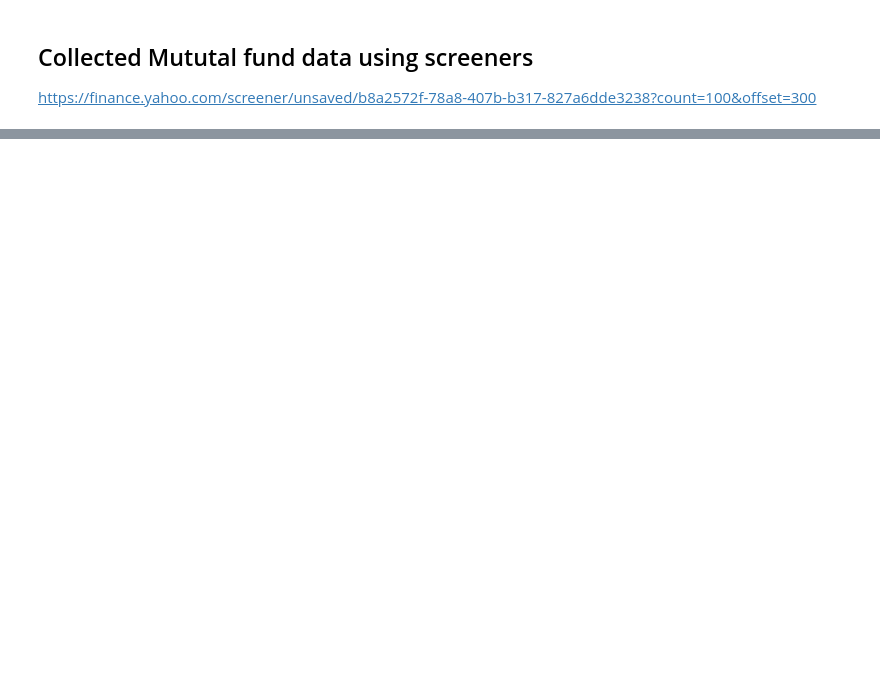
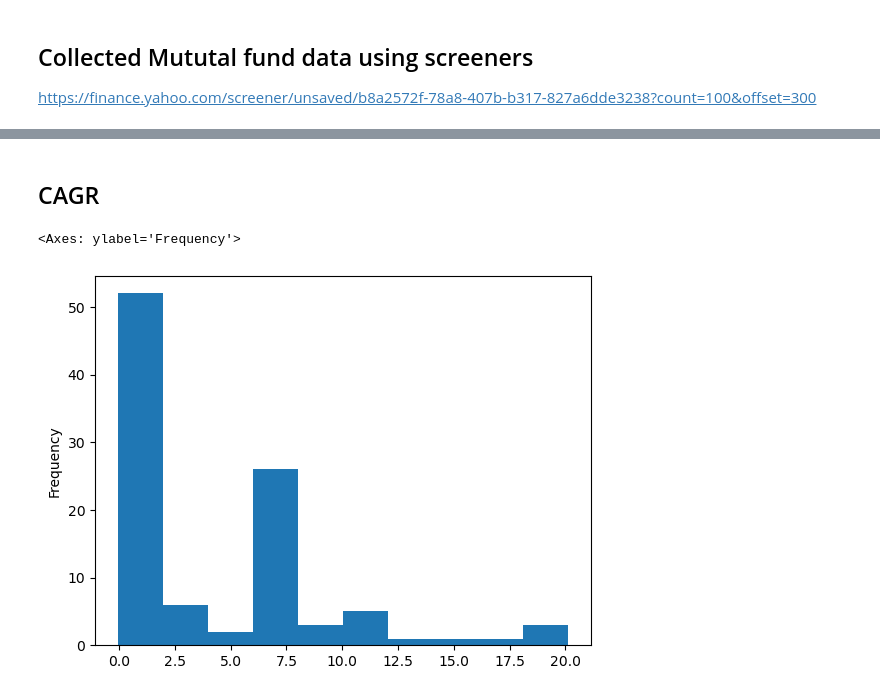
Before and after one commit to ansingh16/Indian_MF_tracking, a Jupyter notebook: Mutual_funds.ipynb, the cells around one changed output, grey strips where cells are left out. Saved outputs shown, nothing was run; the diff lists cells and outputs as text; code cells hidden in the pictures; blank space fills up the shorter version.

```diff
--- a/Mutual_funds.ipynb
+++ b/Mutual_funds.ipynb
@@ -135,0 +70,17 @@ GridspecLayout(children=(Output(layout=Layout(grid_area='widget001')), HTML(valu
+# %%
+import multiprocessing
+
+def three_yr_return(name):
+    ticker = yf.Ticker(MF_data.loc[MF_data['Name'] == name, 'Symbol'].iloc[0])
+    mf_df = ticker.history(period="3y")
+    mf_df["Daily_Return"] = mf_df["Close"].pct_change()
+    # Calculate cumulative return over the 3-year period
+    tyr = np.prod(1 + mf_df["Daily_Return"][-252 * 3:]) - 1
+    return (tyr/3)*100
+
+if __name__=="__main__":
+
+    with multiprocessing.Pool(8) as pool:
+        ret3 = pool.map(three_yr_return, MF_data['Name'].tolist())
+
+        MF_data['3yr'] =  ret3
@@ -135,0 +165,27 @@ GridspecLayout(children=(Output(layout=Layout(grid_area='widget001')), HTML(valu
+# %% [markdown]
+## CAGR
+# %%
+def calculate_cagr(ticker_symbol):
+    ticker = yf.Ticker(ticker_symbol)
+    mf_df = ticker.history(period="1y")
+    initial_value = mf_df["Close"].iloc[0]
+    final_value = mf_df["Close"].iloc[-1]
+    years = len(mf_df) / 252  # Assuming 252 trading days per year
+    cagr = ((final_value / initial_value) ** (1 / years)) - 1
+    return cagr * 100  # Convert to percentage
+
+cagr = []
+for mf_symb in tqdm.tqdm(MF_data['Symbol'].tolist()):
+
+    # Calculate the Sharpe ratio
+    cagr.append(calculate_cagr(mf_symb))
+    # print(f"Sharpe Ratio: {sharpe_ratio:.2f}")
+
+MF_data['CAGR'] = np.array(cagr)
+
+MF_data.reset_index().to_feather('MF_data_tmp.dat')
+# %%
+MF_data['CAGR'].plot(kind='hist')
+# %% [output]
+<Axes: ylabel='Frequency'>
+[figure, added]
```
Also changed, not shown: parts of 25 cells of this notebook, 2 other files.
